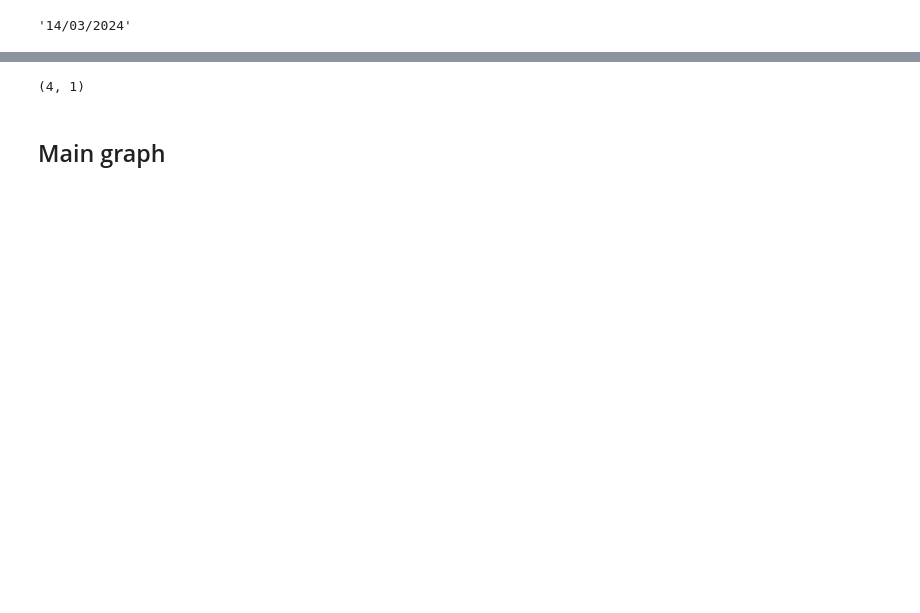
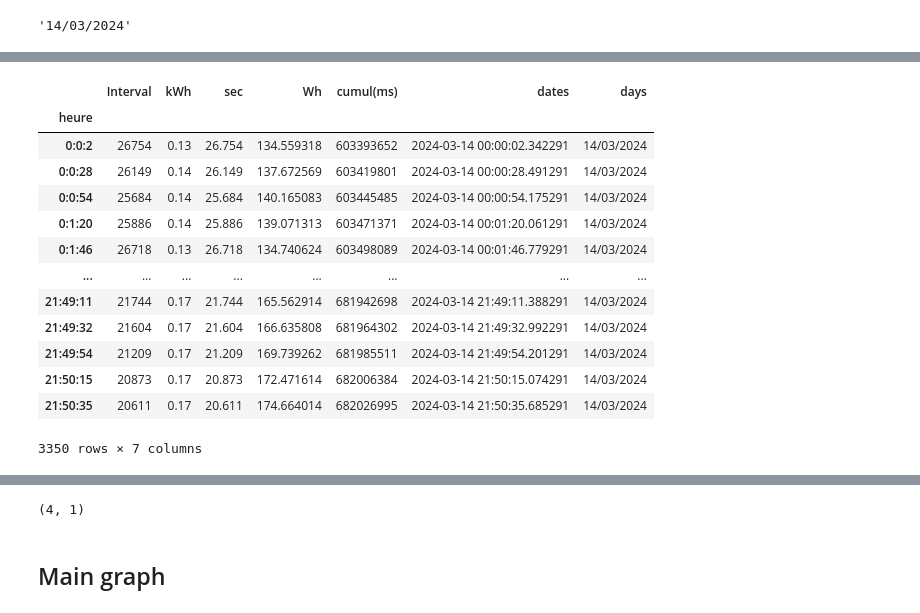
Before and after one commit to jdavid54/jupyter_notebooks, a Jupyter notebook: conso_kwh.ipynb, the cells around one changed output, grey strips where cells are left out. Cells and saved outputs as stored; diff of their text form; code cells hidden in the pictures; blank space fills up the shorter version.

```diff
--- a/conso_kwh.ipynb
+++ b/conso_kwh.ipynb
@@ -233 +256,19 @@ conso_day.head(1).dates, conso_day.tail(1).dates
+# %%
+df= conso_day.set_index('heure')
+df
+# %% [output]
+|  | Interval | kWh | sec | Wh | cumul(ms) | dates | days |
+| heure |  |  |  |  |  |  |  |
+| 0:0:2 | 26754 | 0.13 | 26.754 | 134.559318 | 603393652 | 2024-03-14 00:00:02.342291 | 14/03/2024 |
+| 0:0:28 | 26149 | 0.14 | 26.149 | 137.672569 | 603419801 | 2024-03-14 00:00:28.491291 | 14/03/2024 |
+| 0:0:54 | 25684 | 0.14 | 25.684 | 140.165083 | 603445485 | 2024-03-14 00:00:54.175291 | 14/03/2024 |
+| 0:1:20 | 25886 | 0.14 | 25.886 | 139.071313 | 603471371 | 2024-03-14 00:01:20.061291 | 14/03/2024 |
+| 0:1:46 | 26718 | 0.13 | 26.718 | 134.740624 | 603498089 | 2024-03-14 00:01:46.779291 | 14/03/2024 |
+| ... | ... | ... | ... | ... | ... | ... | ... |
+| 21:49:11 | 21744 | 0.17 | 21.744 | 165.562914 | 681942698 | 2024-03-14 21:49:11.388291 | 14/03/2024 |
+| 21:49:32 | 21604 | 0.17 | 21.604 | 166.635808 | 681964302 | 2024-03-14 21:49:32.992291 | 14/03/2024 |
+| 21:49:54 | 21209 | 0.17 | 21.209 | 169.739262 | 681985511 | 2024-03-14 21:49:54.201291 | 14/03/2024 |
+| 21:50:15 | 20873 | 0.17 | 20.873 | 172.471614 | 682006384 | 2024-03-14 21:50:15.074291 | 14/03/2024 |
+| 21:50:35 | 20611 | 0.17 | 20.611 | 174.664014 | 682026995 | 2024-03-14 21:50:35.685291 | 14/03/2024 |
+3350 rows × 7 columns
 # %%
```
Also changed, not shown: parts of 38 cells of this notebook, 3 other files.
